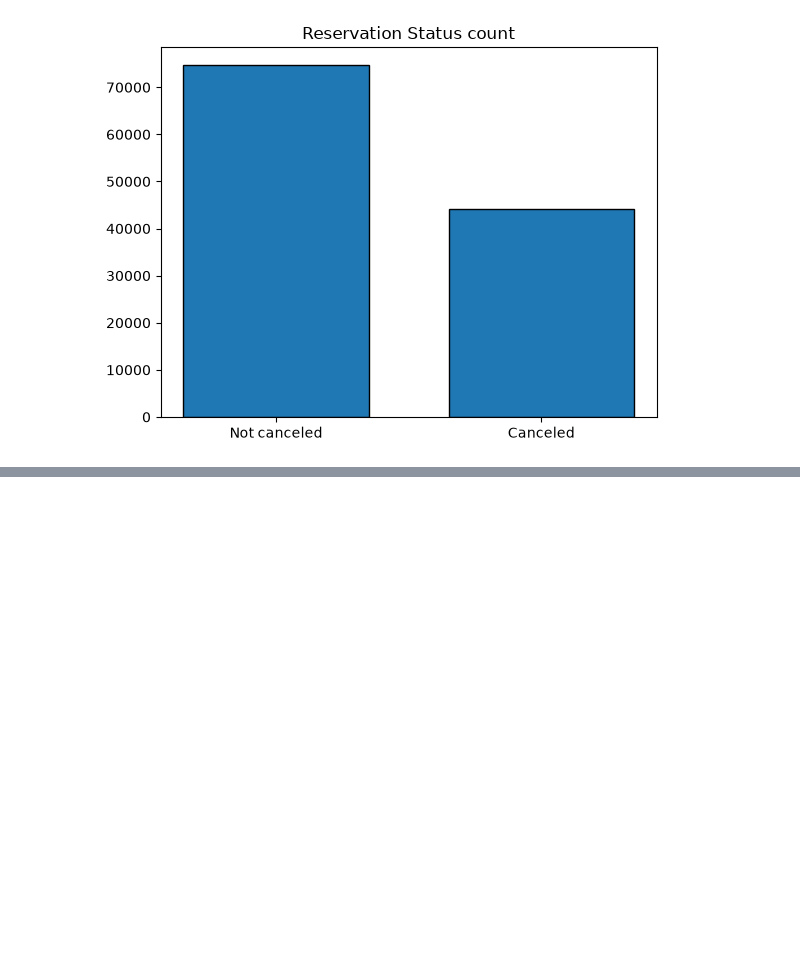
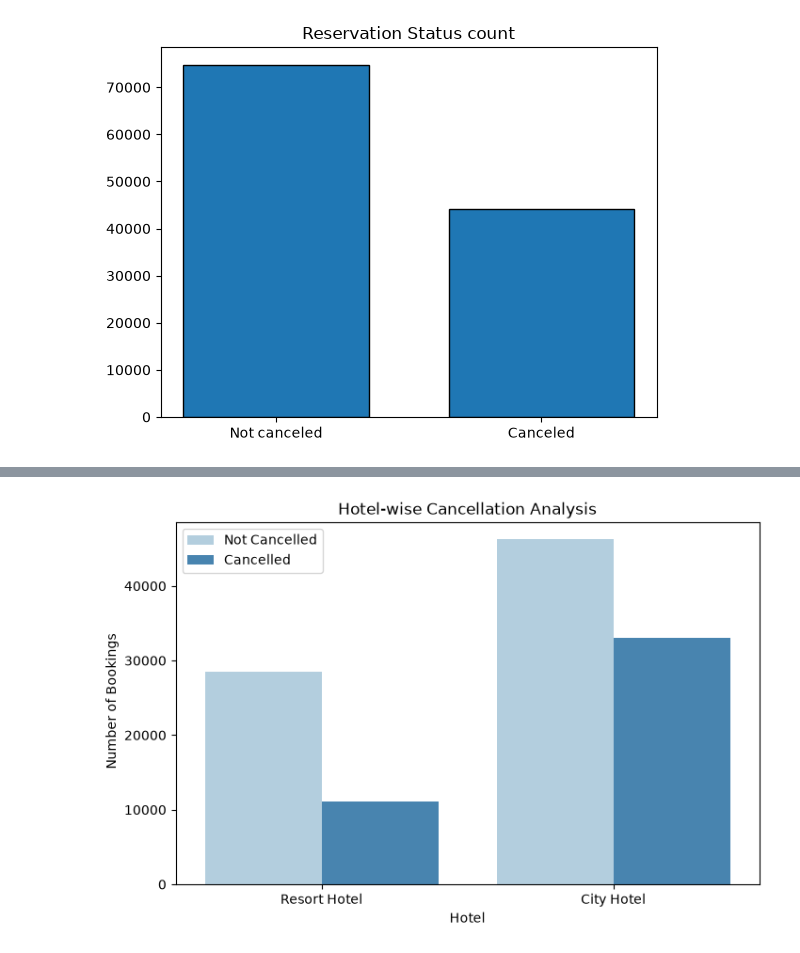
Before and after one commit to shradhaj042-byte/Hotel_Data_analysis, a Jupyter notebook: project.ipynb, the cells around one changed output, grey strips where cells are left out. Drawn from its saved outputs; the diff is of its cells as text; code cells hidden in the pictures; blank space fills up the shorter version.

```diff
--- a/project.ipynb
+++ b/project.ipynb
@@ -90,4 +90,9 @@ Index(['hotel', 'is_canceled', 'lead_time', 'arrival_date_year',
        'phone-number', 'credit_card'],
       dtype='str')
 # %%
-df.drop(columns=['name', 'email', 'phone-number', 'credit_card'], inplace=True)
+df = pd.read_csv('hotel_booking.csv')
+
+df.drop(columns=['name', 'email', 'phone-number',
+                 'credit_card', 'company', 'agent'], inplace=True)
+
+df.shape
@@ -250,0 +266,14 @@ Name: proportion, dtype: float64
+# %%
+plt.figure(figsize=(8,5))
+
+ax = sns.countplot(x='hotel', hue='is_canceled', data=df, palette='Blues')
+
+ax.legend(['Not Cancelled', 'Cancelled'], loc='upper left')
+
+plt.title('Hotel-wise Cancellation Analysis')
+plt.xlabel('Hotel')
+plt.ylabel(' Number of Bookings')
+
+plt.show()
+# %% [output]
+[figure, added]
```
Also changed, not shown: parts of 22 cells of this notebook, 1 other file.
